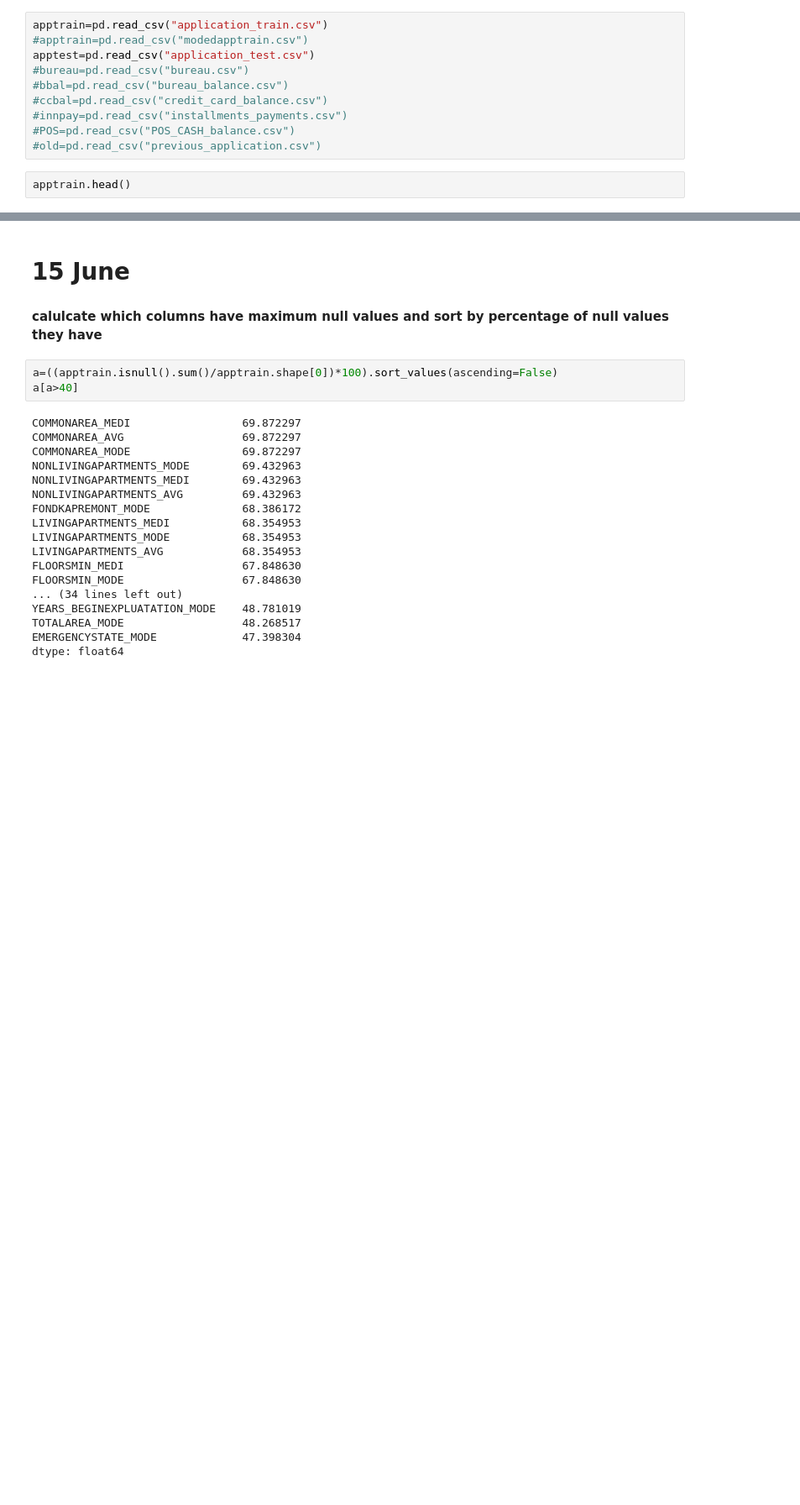
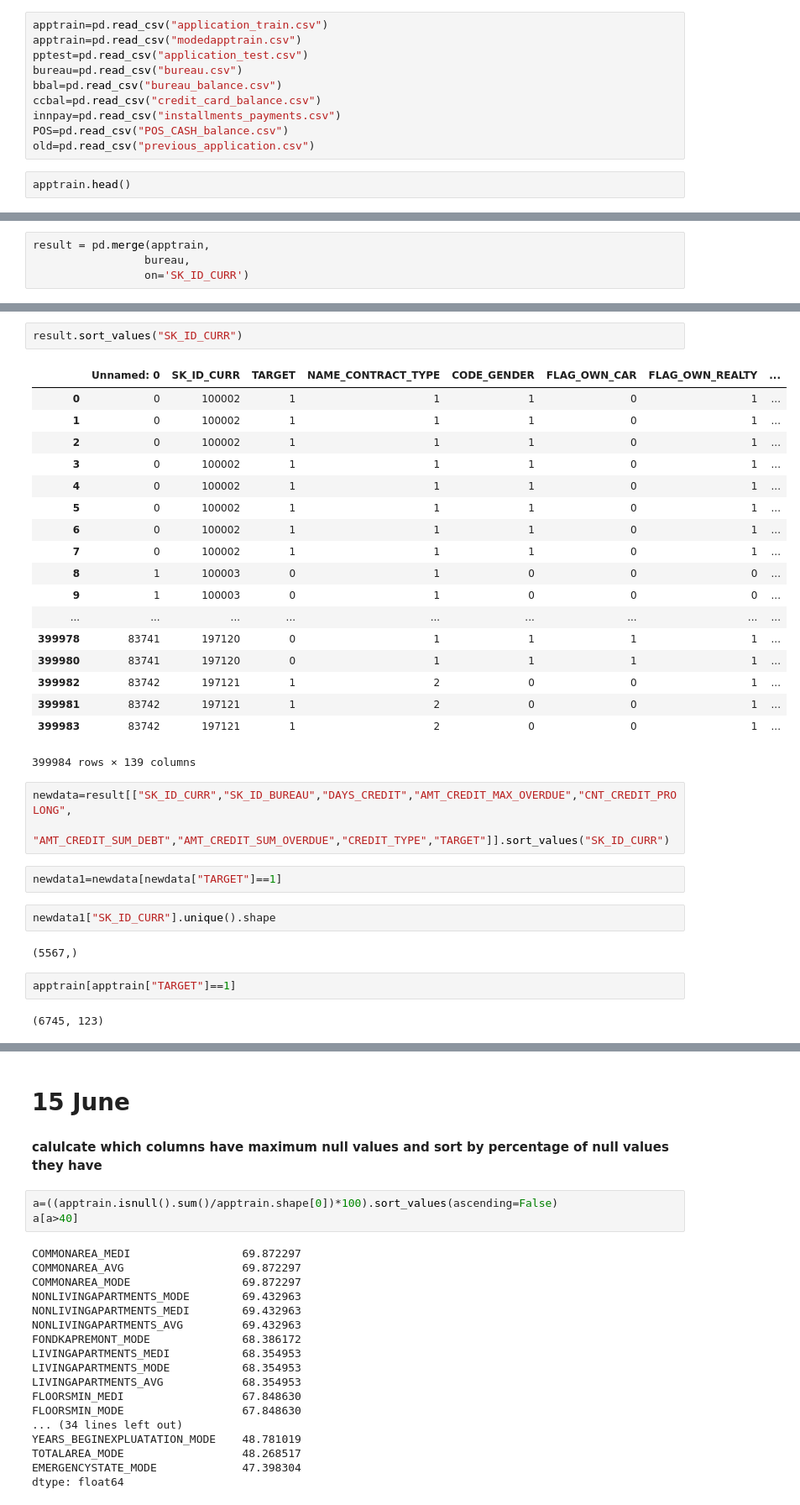
Before and after one commit to RajatChaudhari/HomeCreditDefaultRisk, a Jupyter notebook: HCDR2.ipynb, the cells around one changed output, grey strips where cells are left out. Shown at 84% size. Drawn from its saved outputs; the diff is of its cells as text; blank space fills up the shorter version.

```diff
--- a/HCDR2.ipynb
+++ b/HCDR2.ipynb
@@ -9,13 +9,13 @@ plt.rcParams['figure.figsize'] = [10, 5]
 %matplotlib inline
 # %%
 apptrain=pd.read_csv("application_train.csv")
-#apptrain=pd.read_csv("modedapptrain.csv")
-apptest=pd.read_csv("application_test.csv")
-#bureau=pd.read_csv("bureau.csv")
-#bbal=pd.read_csv("bureau_balance.csv")
-#ccbal=pd.read_csv("credit_card_balance.csv")
-#innpay=pd.read_csv("installments_payments.csv")
-#POS=pd.read_csv("POS_CASH_balance.csv")
-#old=pd.read_csv("previous_application.csv")
+apptrain=pd.read_csv("modedapptrain.csv")
+pptest=pd.read_csv("application_test.csv")
+bureau=pd.read_csv("bureau.csv")
+bbal=pd.read_csv("bureau_balance.csv")
+ccbal=pd.read_csv("credit_card_balance.csv")
+innpay=pd.read_csv("installments_payments.csv")
+POS=pd.read_csv("POS_CASH_balance.csv")
+old=pd.read_csv("previous_application.csv")
 # %%
 apptrain.head()
@@ -21,0 +49,4 @@ apptrain.head()
+# %%
+result = pd.merge(apptrain,
+                 bureau,
+                 on='SK_ID_CURR')
@@ -21,0 +67,34 @@ apptrain.head()
+# %%
+result.sort_values("SK_ID_CURR")
+# %% [output]
+|  | Unnamed: 0 | SK_ID_CURR | TARGET | NAME_CONTRACT_TYPE | CODE_GENDER | FLAG_OWN_CAR | FLAG_OWN_REALTY | ... |
+| 0 | 0 | 100002 | 1 | 1 | 1 | 0 | 1 | ... |
+| 1 | 0 | 100002 | 1 | 1 | 1 | 0 | 1 | ... |
+| 2 | 0 | 100002 | 1 | 1 | 1 | 0 | 1 | ... |
+| 3 | 0 | 100002 | 1 | 1 | 1 | 0 | 1 | ... |
+| 4 | 0 | 100002 | 1 | 1 | 1 | 0 | 1 | ... |
+| 5 | 0 | 100002 | 1 | 1 | 1 | 0 | 1 | ... |
+| 6 | 0 | 100002 | 1 | 1 | 1 | 0 | 1 | ... |
+| 7 | 0 | 100002 | 1 | 1 | 1 | 0 | 1 | ... |
+| 8 | 1 | 100003 | 0 | 1 | 0 | 0 | 0 | ... |
+| 9 | 1 | 100003 | 0 | 1 | 0 | 0 | 0 | ... |
+| ... | ... | ... | ... | ... | ... | ... | ... | ... |
+| 399978 | 83741 | 197120 | 0 | 1 | 1 | 1 | 1 | ... |
+| 399980 | 83741 | 197120 | 0 | 1 | 1 | 1 | 1 | ... |
+| 399982 | 83742 | 197121 | 1 | 2 | 0 | 0 | 1 | ... |
+| 399981 | 83742 | 197121 | 1 | 2 | 0 | 0 | 1 | ... |
+| 399983 | 83742 | 197121 | 1 | 2 | 0 | 0 | 1 | ... |
+399984 rows × 139 columns
+# %%
+newdata=result[["SK_ID_CURR","SK_ID_BUREAU","DAYS_CREDIT","AMT_CREDIT_MAX_OVERDUE","CNT_CREDIT_PROLONG",
+        "AMT_CREDIT_SUM_DEBT","AMT_CREDIT_SUM_OVERDUE","CREDIT_TYPE","TARGET"]].sort_values("SK_ID_CURR")
+# %%
+newdata1=newdata[newdata["TARGET"]==1]
+# %%
+newdata1["SK_ID_CURR"].unique().shape
+# %% [output]
+(5567,)
+# %%
+apptrain[apptrain["TARGET"]==1]
+# %% [output]
+(6745, 123)
```
Also changed, not shown: parts of 6 cells of this notebook, 7 other files.
